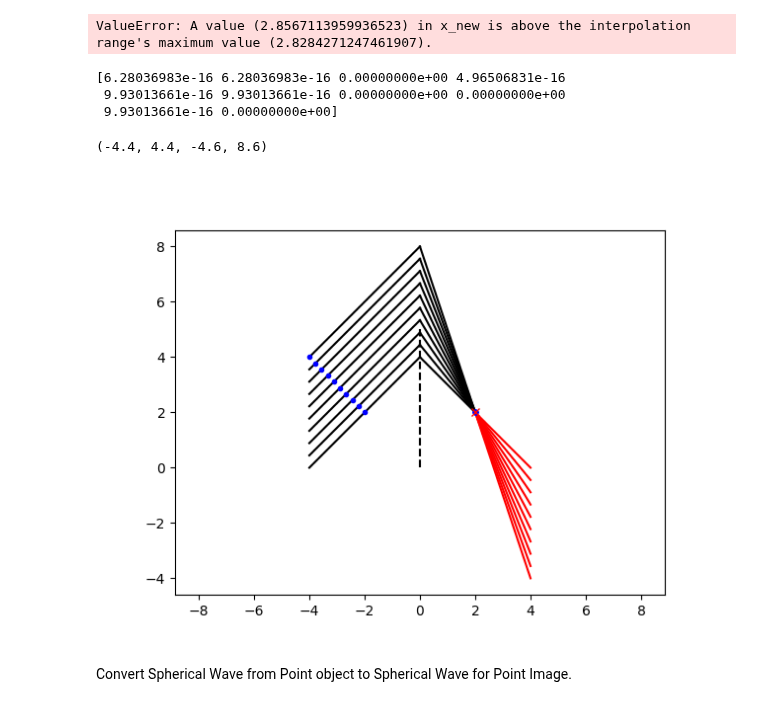
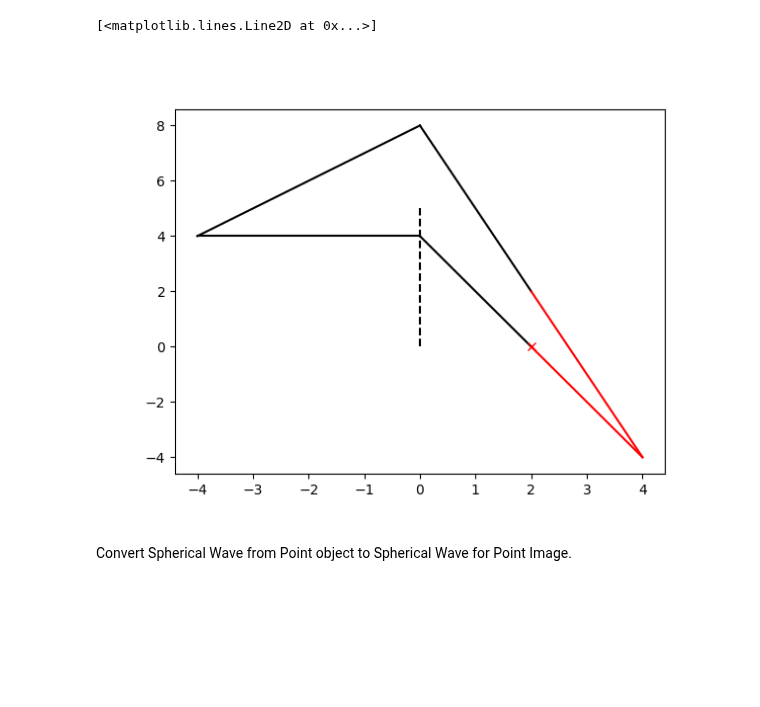
Before and after one commit to DavidLanders95/MonteCarloMS, a Jupyter notebook: phase_shift_thin_lens.ipynb, the cells around one changed output. Drawn from its saved outputs; the diff is of its cells as text; code cells hidden in the pictures; blank space fills up the shorter version.

```diff
--- a/phase_shift_thin_lens.ipynb
+++ b/phase_shift_thin_lens.ipynb
@@ -36,7 +103,7 @@ Convert Plane Wave Source to Spherical Wave in Focal Plane, with appropriate pha
 # %%
 
 f = 10
-N = 10
+N = 2
 x0 = 4.0
 do = -4
 lens_z = 0.0
@@ -45,9 +112,9 @@ di = -1/((1/-lens_f) - (1/do))
 M = di / do
 chief_opl = np.abs(do) + di
 
-rays_start_x = np.linspace(0.0, x0, N)
+rays_start_x = np.linspace(x0, x0, N)
 rays_start_z = np.linspace(do, do, N)
-rays_slope = np.linspace(1.0, 1.0, N)
+rays_slope = np.linspace(0.0, 1.0, N)
 rays_angle = np.arctan(rays_slope)
 d = np.cos(rays_angle) * rays_start_x
 
@@ -81,49 +148,46 @@ opl_chief = np.sqrt(lens_f ** 2 + focal_point_x **2)
 interface_distance_left = rays_lens[0, :] * np.sin(rays_angle)
 interface_distance_right = rays_lens[0, :] * np.sin(new_ray_angle)
 
-rays_lens_opl_right = (rays_start_lens_opl_left - rays_lens[0, :] * np.sin(rays_angle)) - np.sqrt(lens_f ** 2 + (rays_lens[0, :] - focal_point_x) ** 2)
-rays_lens_focal_opl = rays_lens_opl_right + np.sqrt(lens_f ** 2 + (rays_lens[0, :] - focal_point_x) ** 2)
-rays_lens_image_opl = rays_lens_focal_opl + np.sqrt((di - lens_f) ** 2 + (rays_focal[0, :] - rays_image[0, :]) **2)
+# rays_lens_opl_right = rays_start_lens_opl_left - rays_lens[0, :] * np.sin(rays_angle) -  #(rays_start_lens_opl_left - rays_lens[0, :] * np.sin(rays_angle)) - np.sqrt(lens_f ** 2 + (rays_lens[0, :] - focal_point_x) ** 2)
+# h =  np.abs(rays_lens[0, :]) * np.sin(new_ray_angle)
+# rays_lens_focal_opl = rays_lens_opl_right #rays_lens_opl_right + np.sqrt(lens_f ** 2 + (rays_lens[0, :] - focal_point_x) ** 2)
+# # rays_lens_image_opl = #rays_lens_focal_opl + np.sqrt((di - lens_f) ** 2 + (rays_focal[0, :] - rays_image[0, :]) **2)
 
-opl_values =  opl_chief #(rays_start_lens_opl_left - rays_lens[0, :] * np.sin(rays_angle))
-z01_given_opl, x01_given_z = interp_coordinates_from_optical_path_length(rays_start_opl, rays_start_lens_opl_left,
-                                                                        rays_start_z, rays_lens_z,
-                                                                        rays_start[0, :], rays_lens[0, :],
-                                                                        opl_values)
+# opl_values =  np.ones(N) * 5.6568 #(rays_start_lens_opl_left - rays_lens[0, :] * np.sin(rays_angle))
+# z01_given_opl, x01_given_z = interp_coordinates_from_optical_path_length(rays_start_opl, rays_start_lens_opl_left,
+#                                                                         rays_start_z, rays_lens_z,
+#                                                                         rays_start[0, :], rays_lens[0, :],
+#                                                                         opl_values)
 
-opl_value = rays_lens_opl_right
-z12_given_opl, x12_given_z = interp_coordinates_from_optical_path_length(rays_lens_opl_right, rays_lens_focal_opl,
-                                                                        rays_lens_z, rays_focal_z,
-                                                                        rays_lens[0, :], rays_focal[0, :],
-                                                                        opl_values)
+# opl_value = np.ones(N) * rays_lens_opl_right
+# z12_given_opl, x12_given_z = interp_coordinates_from_optical_path_length(rays_lens_opl_right, rays_lens_focal_opl,
+#                                                                         rays_lens_z, rays_focal_z,
+#                                                                         rays_lens[0, :], rays_focal[0, :],
+#                                                                         opl_values)
 # opl_value = 5
 # z13_given_opl, x13_given_z = interp_coordinates_from_optical_path_length(rays_lens_focal_opl, rays_lens_image_opl,
 #                                                                         rays_focal_z, rays_image_z,
 #                                                                         rays_focal[0, :], rays_image[0, :],
 #                                                                         opl_values)
-# %% [output]
-ValueError: A value (2.8567113959936523) in x_new is above the interpolation range's maximum value (2.8284271247461907).
 # %%
 plt.figure()
 plt.vlines(0, 0, 5, color = 'k', linestyle = '--')
 plt.plot([rays_start_z, rays_lens_z], [rays_start[0, :], rays_lens[0, :]], '-k')
 plt.plot([rays_lens_z, rays_focal_z], [rays_lens[0, :], rays_focal[0, :]], '-k')
 plt.plot([rays_focal_z, rays_image_z], [rays_focal[0, :], rays_image[0, :]], '-r')
-plt.plot(z01_given_opl, x01_given_z, '.b')
-plt.plot(z12_given_opl, x12_given_z, '.b')
+# plt.plot(z01_given_opl, x01_given_z, '.b')
+# plt.plot(z12_given_opl, x12_given_z, '.b')
 # plt.plot(z13_given_opl, x13_given_z, '.b')
-dist = np.sqrt((z12_given_opl - lens_f) ** 2 + (x12_given_z - focal_point_x) ** 2)
-print(dist)
+# dist = np.sqrt((z12_given_opl - lens_f) ** 2 + (x12_given_z - focal_point_x) ** 2)
+# print(dist)
 x = lens_f * rays_slope
 
+
 plt.plot(lens_f, x[0], 'xr')
-plt.axis('equal')
+# plt.axis('equal')
 # %% [output]
-[6.28036983e-16 6.28036983e-16 0.00000000e+00 4.96506831e-16
- 9.93013661e-16 9.93013661e-16 0.00000000e+00 0.00000000e+00
- 9.93013661e-16 0.00000000e+00]
+[<matplotlib.lines.Line2D at 0x...>]
-(-4.4, 4.4, -4.6, 8.6)
-[figure, old version]
+[figure, new version]
 # %% [markdown]
 Convert Spherical Wave from Point object to Spherical Wave for Point Image.
 # %%
```
Also changed, not shown: parts of 6 cells of this notebook.
